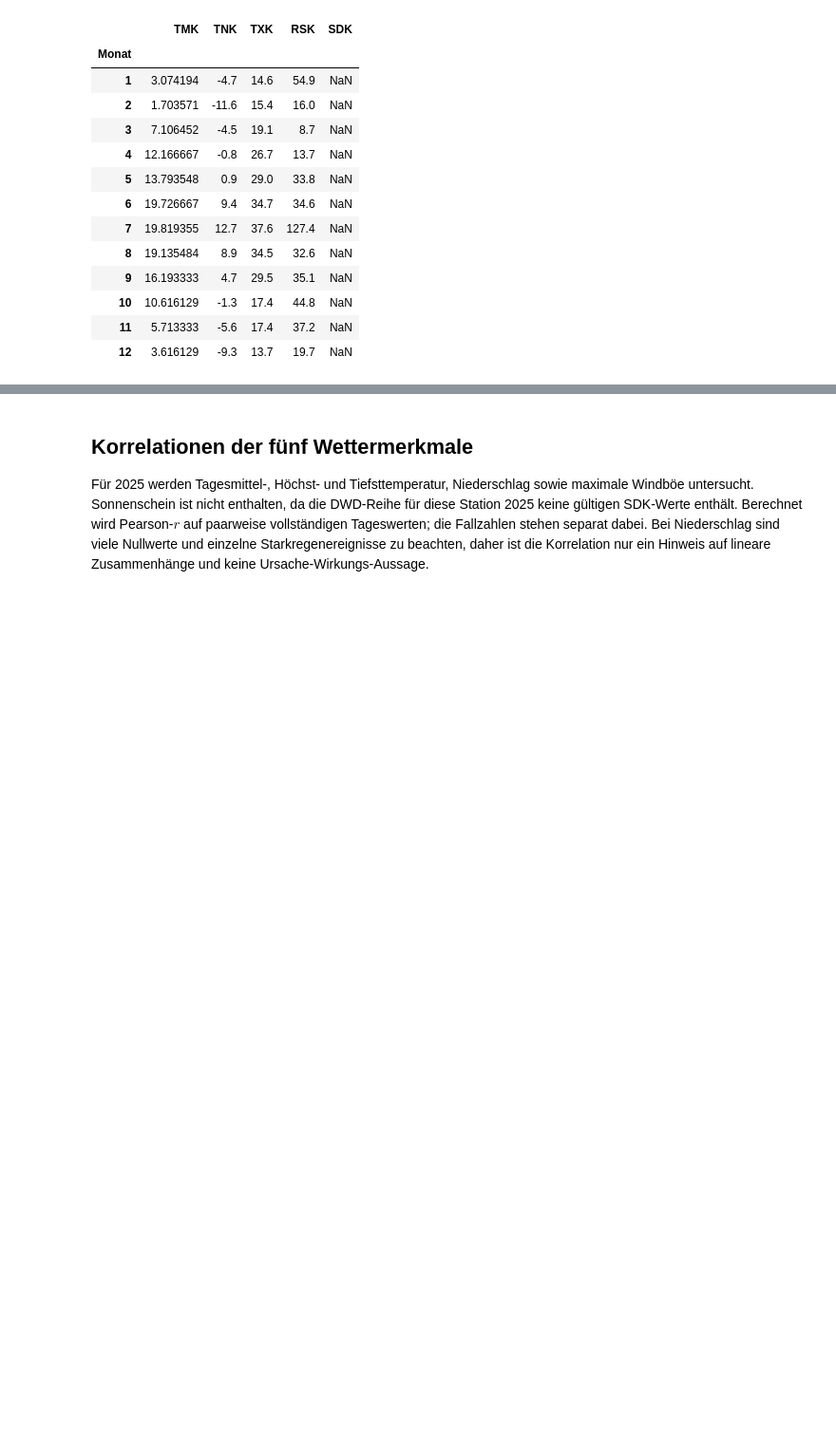
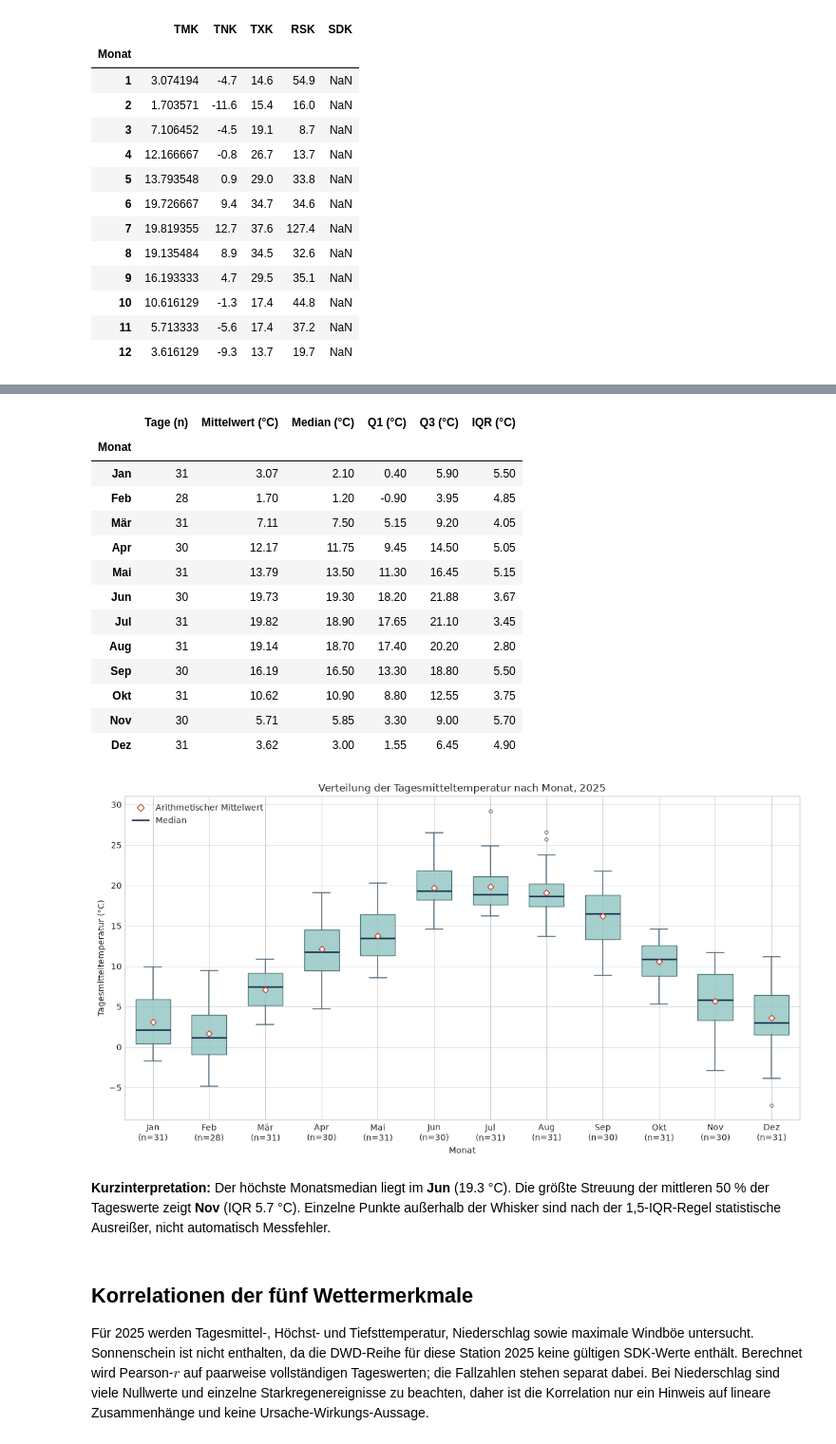
Before and after one commit to gunnarklemenz007/Seminar3, a Jupyter notebook: dwd_berlin_2025_eda.ipynb, the cells around one changed output, grey strips where cells are left out. Shown at 95% size. Cells and saved outputs as stored; diff of their text form; code cells hidden in the pictures; blank space fills up the shorter version.

```diff
--- a/dwd_berlin_2025_eda.ipynb
+++ b/dwd_berlin_2025_eda.ipynb
@@ -253,3 +257,83 @@ Fehlende Datumszeilen: 0
+# %%
+month_labels = ["Jan", "Feb", "Mär", "Apr", "Mai", "Jun", "Jul", "Aug", "Sep", "Okt", "Nov", "Dez"]
+temperature_by_month = year_data["TMK"].groupby(year_data.index.month)
+month_summary = pd.DataFrame({
+    "Tage (n)": temperature_by_month.count(),
+    "Mittelwert (°C)": temperature_by_month.mean(),
+    "Median (°C)": temperature_by_month.median(),
+    "Q1 (°C)": temperature_by_month.quantile(0.25),
+    "Q3 (°C)": temperature_by_month.quantile(0.75),
+})
+month_summary["IQR (°C)"] = month_summary["Q3 (°C)"] - month_summary["Q1 (°C)"]
+month_summary.index = [month_labels[month - 1] for month in month_summary.index]
+month_summary.index.name = "Monat"
+display(month_summary.round(2))
+
+boxplot_values = [
+    year_data.loc[year_data.index.month == month, "TMK"].dropna().to_numpy()
+    for month in range(1, 13)
+]
+fig, ax = plt.subplots(figsize=(12, 6.5))
+boxplot = ax.boxplot(
+    boxplot_values,
+    positions=np.arange(1, 13),
+    widths=0.62,
+    whis=1.5,
+    showmeans=True,
+    showfliers=True,
+    patch_artist=True,
+    medianprops={"color": "#172b4d", "linewidth": 1.8},
+    meanprops={"marker": "D", "markerfacecolor": "white", "markeredgecolor": "#c0392b", "markersize": 5},
+    flierprops={"marker": "o", "markerfacecolor": "none", "markeredgecolor": "#555555", "markersize": 4, "alpha": 0.7},
+    whiskerprops={"color": "#536878", "linewidth": 1.2},
+    capprops={"color": "#536878", "linewidth": 1.2},
+)
+for box in boxplot["boxes"]:
+    box.set_facecolor("#8fc5c1")
+    box.set_edgecolor("#315b59")
+    box.set_alpha(0.8)
+
+ax.set_xticks(np.arange(1, 13))
+ax.set_xticklabels([
+    f"{month_labels[month - 1]}\n(n={len(boxplot_values[month - 1])})"
+    for month in range(1, 13)
+])
+ax.set_title(f"Verteilung der Tagesmitteltemperatur nach Monat, {YEAR}")
+ax.set_xlabel("Monat")
+ax.set_ylabel("Tagesmitteltemperatur (°C)")
+ax.grid(axis="y", color="#cbd5d8", alpha=0.65, linewidth=0.8)
+ax.set_axisbelow(True)
+ax.plot([], [], marker="D", linestyle="none", markerfacecolor="white", markeredgecolor="#c0392b", label="Arithmetischer Mittelwert")
+ax.plot([], [], color="#172b4d", linewidth=1.8, label="Median")
+ax.legend(frameon=False, loc="upper left")
+fig.tight_layout()
+plt.show()
+
+warmest_median_month = month_summary["Median (°C)"].idxmax()
+widest_iqr_month = month_summary["IQR (°C)"].idxmax()
+display(Markdown(
+    f"**Kurzinterpretation:** Der höchste Monatsmedian liegt im **{warmest_median_month}** "
+    f"({month_summary.loc[warmest_median_month, 'Median (°C)']:.1f} °C). Die größte Streuung der mittleren 50 % "
+    f"der Tageswerte zeigt **{widest_iqr_month}** (IQR {month_summary.loc[widest_iqr_month, 'IQR (°C)']:.1f} °C). "
+    "Einzelne Punkte außerhalb der Whisker sind nach der 1,5-IQR-Regel statistische Ausreißer, nicht automatisch Messfehler."
+))
+# %% [output]
+|  | Tage (n) | Mittelwert (°C) | Median (°C) | Q1 (°C) | Q3 (°C) | IQR (°C) |
+| Monat |  |  |  |  |  |  |
+| Jan | 31 | 3.07 | 2.10 | 0.40 | 5.90 | 5.50 |
+| Feb | 28 | 1.70 | 1.20 | -0.90 | 3.95 | 4.85 |
+| Mär | 31 | 7.11 | 7.50 | 5.15 | 9.20 | 4.05 |
+| Apr | 30 | 12.17 | 11.75 | 9.45 | 14.50 | 5.05 |
+| Mai | 31 | 13.79 | 13.50 | 11.30 | 16.45 | 5.15 |
+| Jun | 30 | 19.73 | 19.30 | 18.20 | 21.88 | 3.67 |
+| Jul | 31 | 19.82 | 18.90 | 17.65 | 21.10 | 3.45 |
+| Aug | 31 | 19.14 | 18.70 | 17.40 | 20.20 | 2.80 |
+| Sep | 30 | 16.19 | 16.50 | 13.30 | 18.80 | 5.50 |
+| Okt | 31 | 10.62 | 10.90 | 8.80 | 12.55 | 3.75 |
+| Nov | 30 | 5.71 | 5.85 | 3.30 | 9.00 | 5.70 |
+| Dez | 31 | 3.62 | 3.00 | 1.55 | 6.45 | 4.90 |
+[figure, added]
+**Kurzinterpretation:** Der höchste Monatsmedian liegt im **Jun** (19.3 °C). Die größte Streuung der mittleren 50 % der Tageswerte zeigt **Nov** (IQR 5.7 °C). Einzelne Punkte außerhalb der Whisker sind nach der 1,5-IQR-Regel statistische Ausreißer, nicht automatisch Messfehler.
 # %% [markdown]
 ## Korrelationen der fünf Wettermerkmale
 
```
Also changed, not shown: parts of 5 cells of this notebook.
